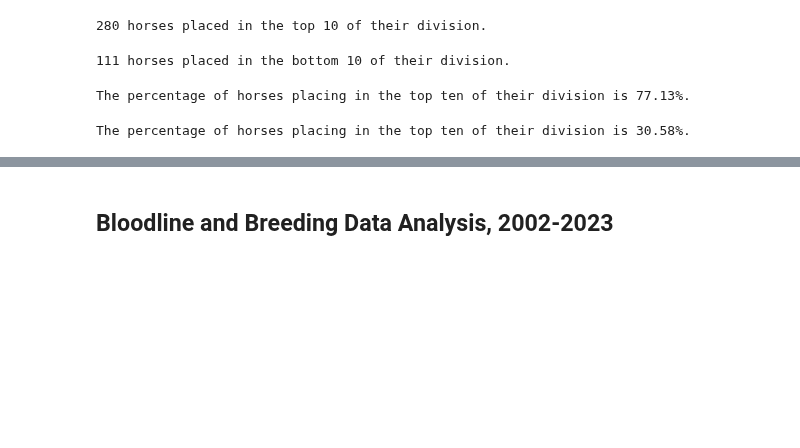
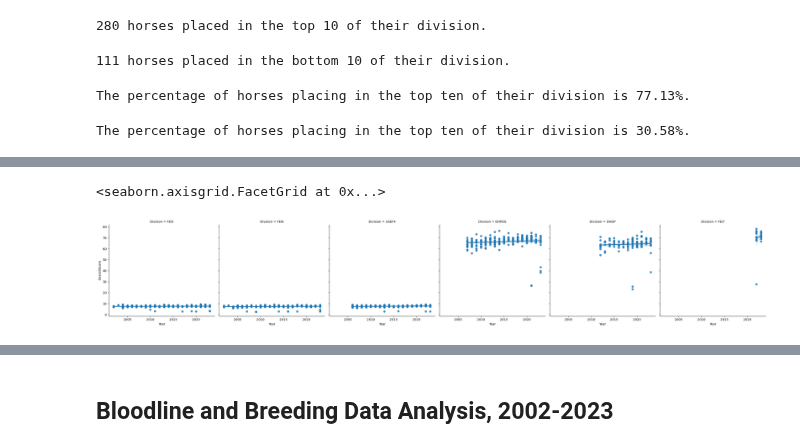
Before and after one commit to siobyrne/young-dressage-horse-program-analysis, a Jupyter notebook: younghorse.ipynb, the cells around one changed output, grey strips where cells are left out. Cells and saved outputs as stored; diff of their text form; code cells hidden in the pictures; blank space fills up the shorter version.

```diff
--- a/younghorse.ipynb
+++ b/younghorse.ipynb
@@ -259,0 +308,5 @@ The percentage of horses placing in the top ten of their division is 30.58%.
+# %%
+sns.lmplot(data=championship_df, x="Year", y="OverallScore", col="Division")
+# %% [output]
+<seaborn.axisgrid.FacetGrid at 0x...>
+[figure, added]
```
Also changed, not shown: parts of 16 cells of this notebook, 1 other file.
